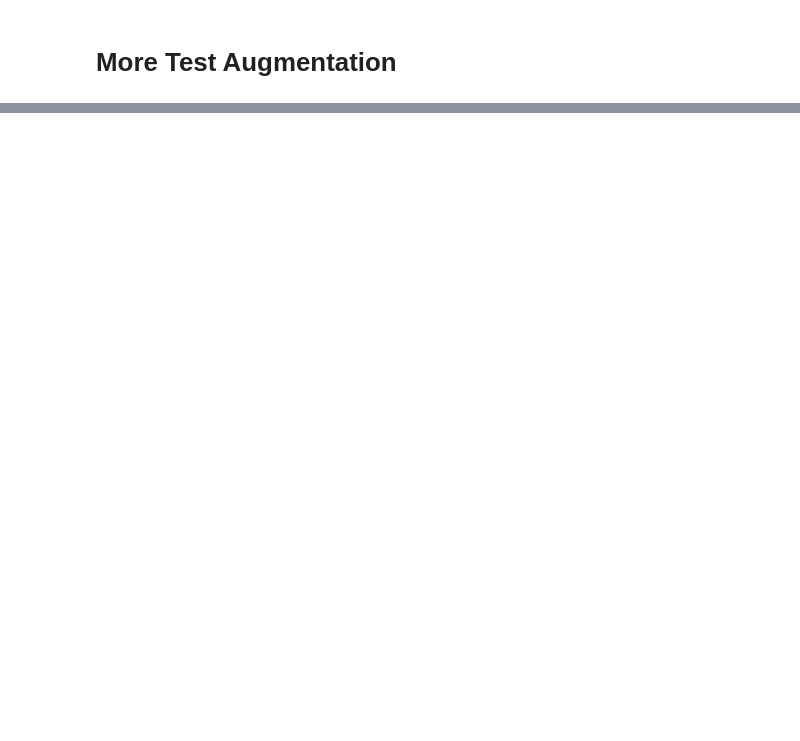
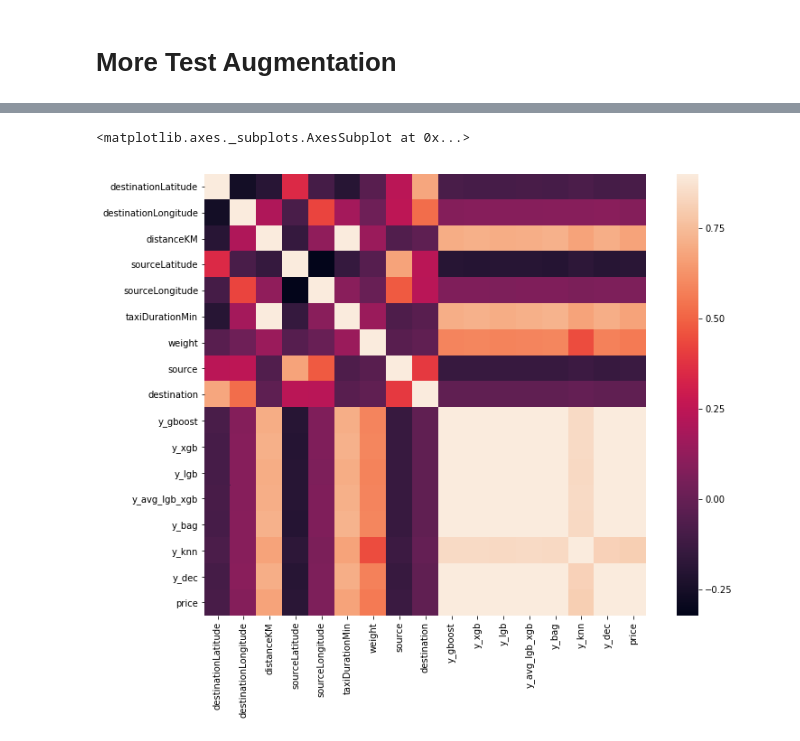
Before and after one commit to kiskani/Ubaar-Competition, a Jupyter notebook: Ubaar-OneHot-Feature-Generationation.ipynb, the cells around one changed output, grey strips where cells are left out. Drawn from its saved outputs; the diff is of its cells as text; code cells hidden in the pictures; blank space fills up the shorter version.

```diff
--- a/Ubaar-OneHot-Feature-Generationation.ipynb
+++ b/Ubaar-OneHot-Feature-Generationation.ipynb
@@ -338,0 +357,3 @@ test.shape
+# %%
+train = pd.read_pickle('dataFrames/train_OneHotEncoding_new_June14th.pkl')
+train.head()
@@ -338,0 +384,13 @@ test.shape
+# %%
+relevant_cols = ['destinationLatitude', 'destinationLongitude', 'distanceKM', 'sourceLatitude',
+                 'sourceLongitude', 'taxiDurationMin', 'weight', 'source', 'destination',
+                 'y_gboost', 'y_xgb', 'y_lgb', 'y_avg_lgb_xgb', 'y_bag', 'y_knn', 'y_dec', 'price']
+
+relevant_train = train[relevant_cols]
+
+corrmat = relevant_train.corr()
+plt.subplots(figsize=(12,9))
+sns.heatmap(corrmat, vmax=0.9, square=True)
+# %% [output]
+<matplotlib.axes._subplots.AxesSubplot at 0x...>
+[figure, added]
```
Also changed, not shown: parts of 13 cells of this notebook, 3 other files.
